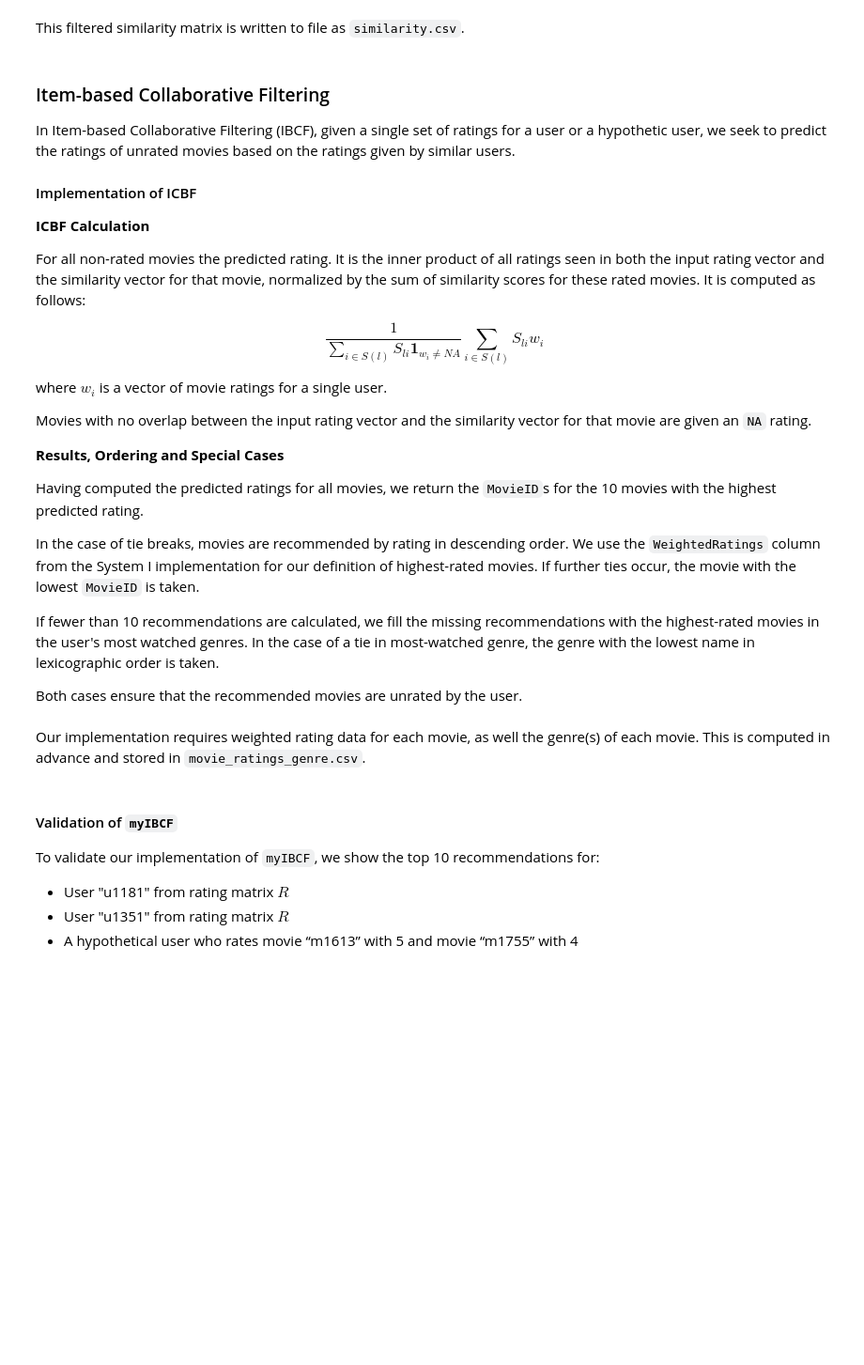
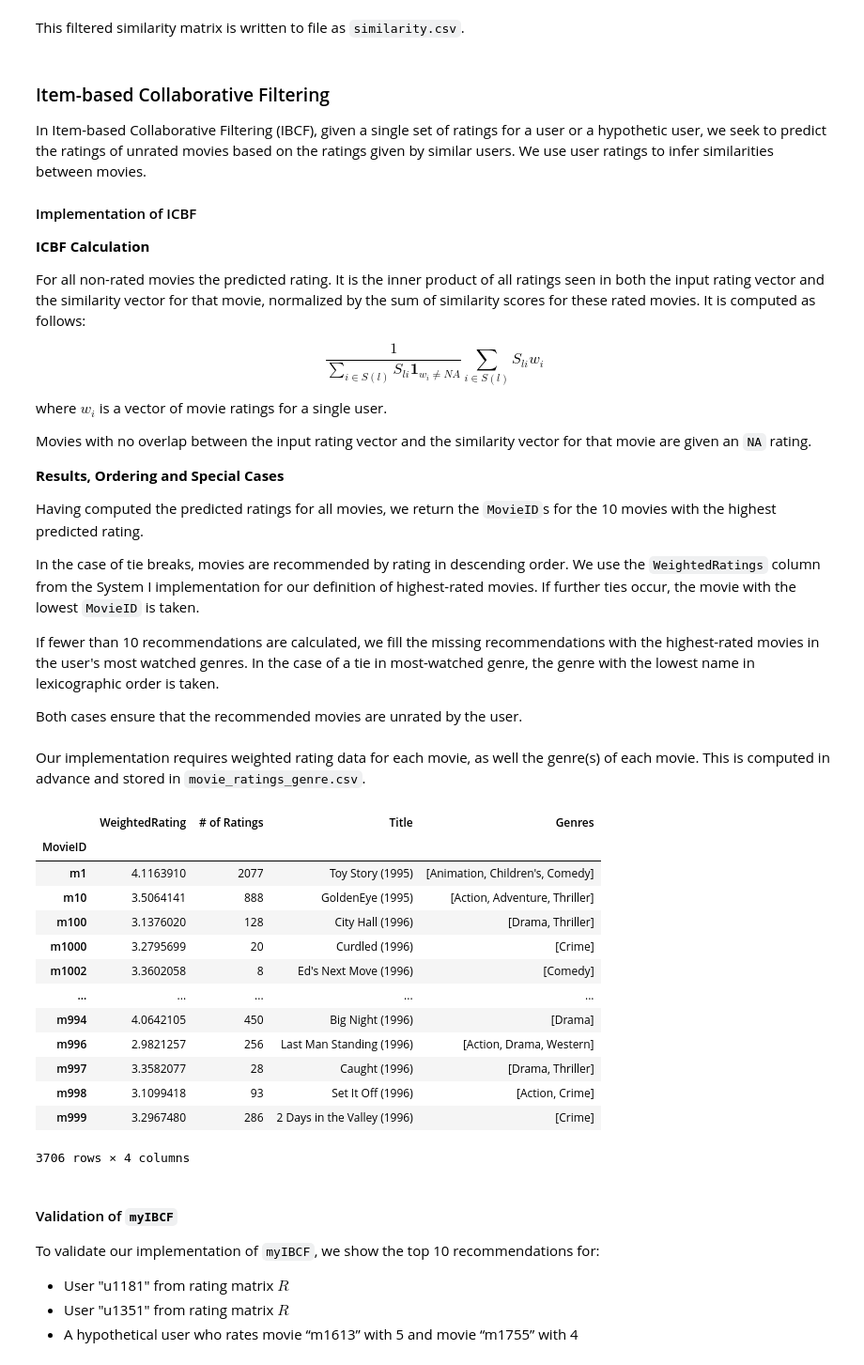
Before and after one commit to RynoXLI/PSL, a Jupyter notebook: project4/report.ipynb, the cells around one changed output. Shown at 94% size. Drawn from its saved outputs; the diff is of its cells as text; code cells hidden in the pictures; blank space fills up the shorter version.

```diff
--- a/project4/report.ipynb
+++ b/project4/report.ipynb
@@ -231,7 +373,7 @@ s.to_csv("similarity.csv")
 # %% [markdown]
 ### Item-based Collaborative Filtering
 
-In Item-based Collaborative Filtering (IBCF), given a single set of ratings for a user or a hypothetic user, we seek to predict the ratings of unrated movies based on the ratings given by similar users.
+In Item-based Collaborative Filtering (IBCF), given a single set of ratings for a user or a hypothetic user, we seek to predict the ratings of unrated movies based on the ratings given by similar users. We use user ratings to infer similarities between movies.
 
 #### Implementation of ICBF
 
@@ -319,30 +473,45 @@ def myIBCF(s, newuser, mov_rate_genre, genre_top_recs, num_recs=10):
 Our implementation requires weighted rating data for each movie, as well the genre(s) of each movie. This is computed in advance and stored in `movie_ratings_genre.csv`.
 # %%
 # Link each MovieID to its rating
-mov_rate_genre = w_df[
+mov_rate_genre = weighted_recs[
     ["MovieID", "WeightedRating", "# of Ratings"]
     ].groupby("MovieID").mean()
 mov_rate_genre["# of Ratings"] = mov_rate_genre["# of Ratings"].astype(int)
 
 # Link movie to title
-title_df = (w_df[["MovieID", "Title"]]
+title_df = (weighted_recs[["MovieID", "Title"]]
             .groupby("MovieID").agg(lambda x: np.unique(x)[0]))
 mov_rate_genre = mov_rate_genre.join(title_df)
 
 # Link each MovieID to its genre(s)
-mov_rate_genre["Genres"] = (w_df[["MovieID", "Genre"]]
+mov_rate_genre["Genres"] = (weighted_recs[["MovieID", "Genre"]]
                                 .groupby("MovieID")["Genre"]
                                 .apply(list))
 mov_rate_genre.index = "m" + mov_rate_genre.index.astype(str)
 mov_rate_genre.sort_values(by="MovieID", inplace=True)
 
 # Write to file
 mov_rate_genre.to_csv("movie_ratings_genre.csv")
 
 # Read from file to simulate app
 mov_rate_genre = pd.read_csv("movie_ratings_genre.csv", index_col=0,
                              converters={"Genres": pd.eval})
 mov_rate_genre
+# %% [output]
+|  | WeightedRating | # of Ratings | Title | Genres |
+| MovieID |  |  |  |  |
+| m1 | 4.1163910 | 2077 | Toy Story (1995) | [Animation, Children's, Comedy] |
+| m10 | 3.5064141 | 888 | GoldenEye (1995) | [Action, Adventure, Thriller] |
+| m100 | 3.1376020 | 128 | City Hall (1996) | [Drama, Thriller] |
+| m1000 | 3.2795699 | 20 | Curdled (1996) | [Crime] |
+| m1002 | 3.3602058 | 8 | Ed's Next Move (1996) | [Comedy] |
+| ... | ... | ... | ... | ... |
+| m994 | 4.0642105 | 450 | Big Night (1996) | [Drama] |
+| m996 | 2.9821257 | 256 | Last Man Standing (1996) | [Action, Drama, Western] |
+| m997 | 3.3582077 | 28 | Caught (1996) | [Drama, Thriller] |
+| m998 | 3.1099418 | 93 | Set It Off (1996) | [Action, Crime] |
+| m999 | 3.2967480 | 286 | 2 Days in the Valley (1996) | [Crime] |
+3706 rows × 4 columns
 # %% [markdown]
 #### Validation of `myIBCF`
 
```
Also changed, not shown: parts of 22 cells of this notebook, 1 other file.
